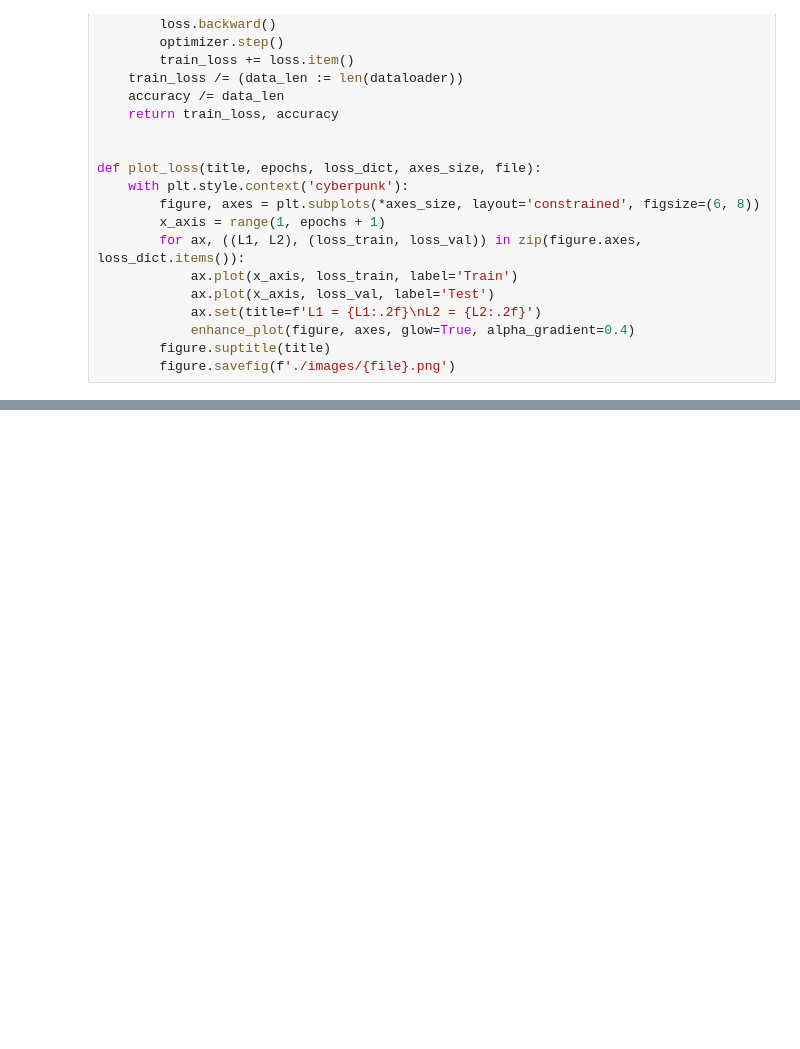
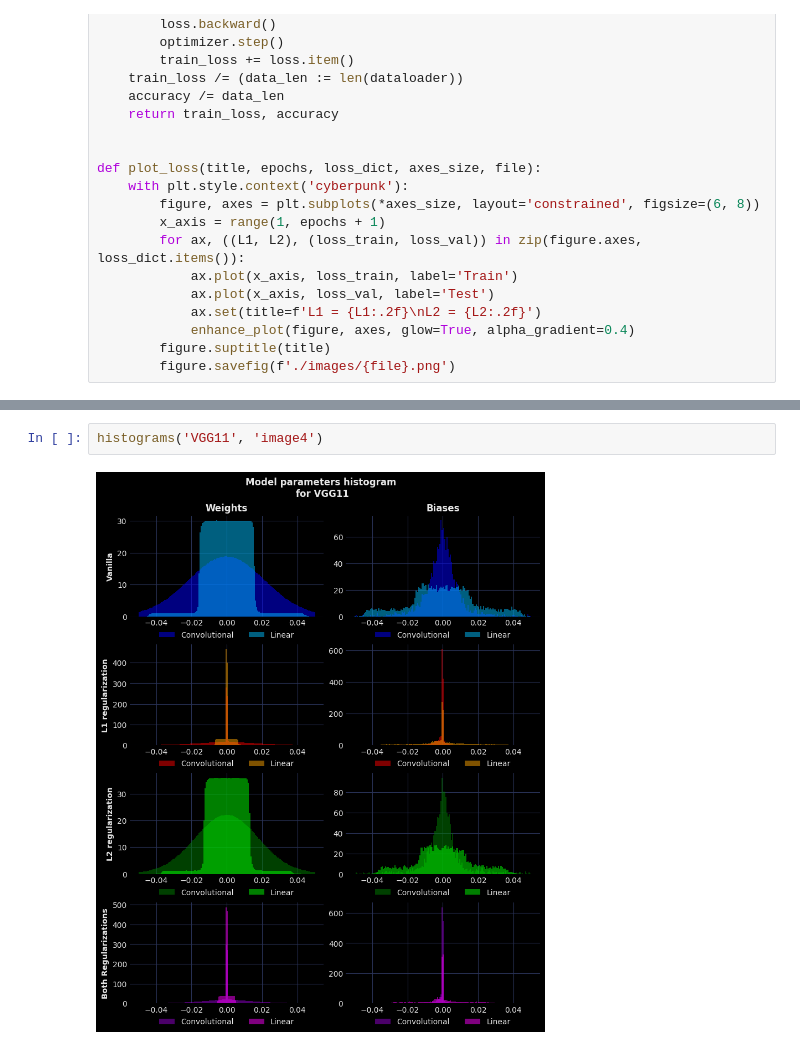
Before and after one commit to Yolonek/MachineLearningApplications, a Jupyter notebook: 5.Regularization/5.1-RegularizationWithVGG.ipynb, the cells around one changed output, grey strips where cells are left out. Saved outputs shown, nothing was run; the diff lists cells and outputs as text; blank space fills up the shorter version.

```diff
--- a/5.Regularization/5.1-RegularizationWithVGG.ipynb
+++ b/5.Regularization/5.1-RegularizationWithVGG.ipynb
@@ -149,0 +278,4 @@ with plt.style.context('cyberpunk'):
+# %%
+histograms('VGG11', 'image4')
+# %% [output]
+[figure, added]
```
Also changed, not shown: parts of 11 cells of this notebook, 4 other files.
